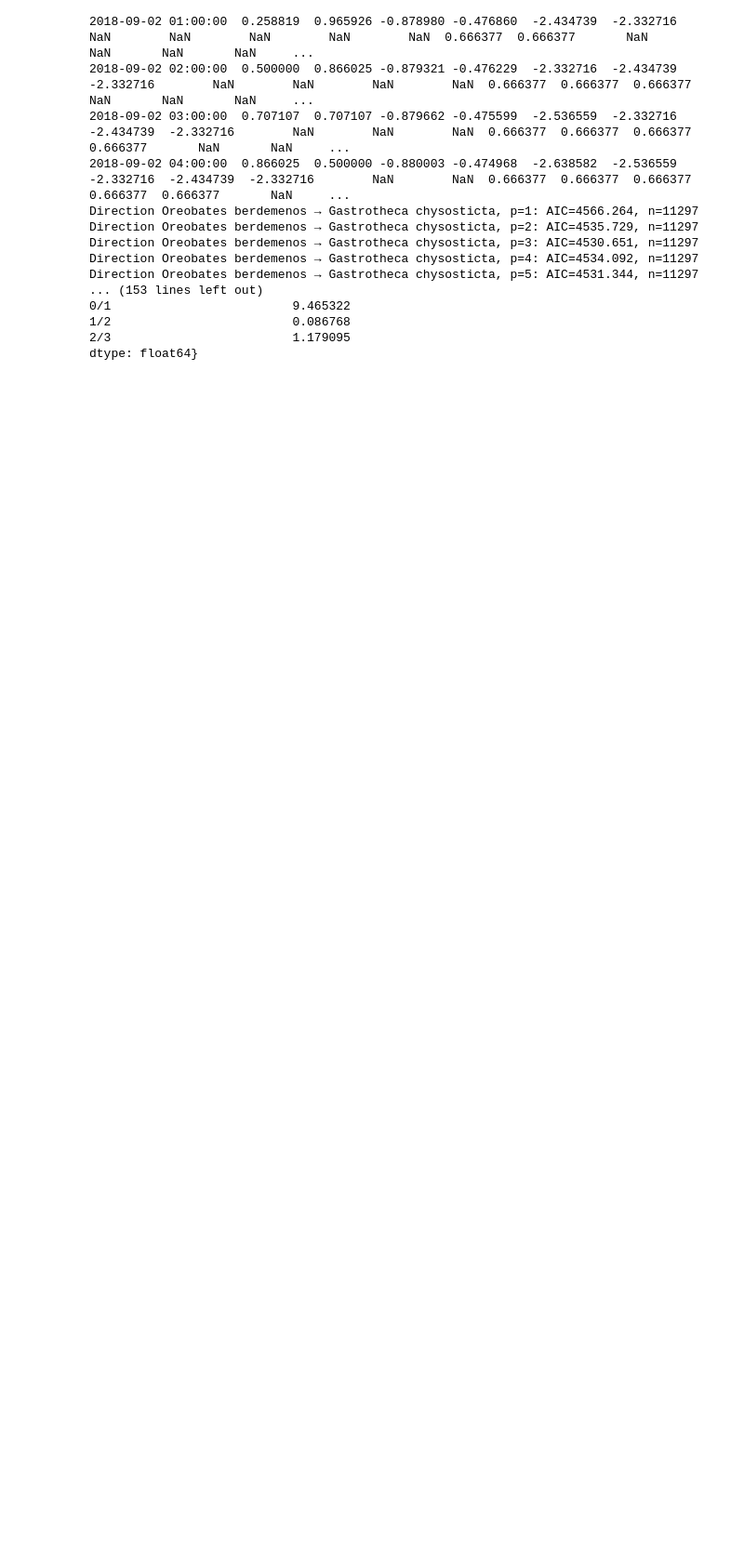
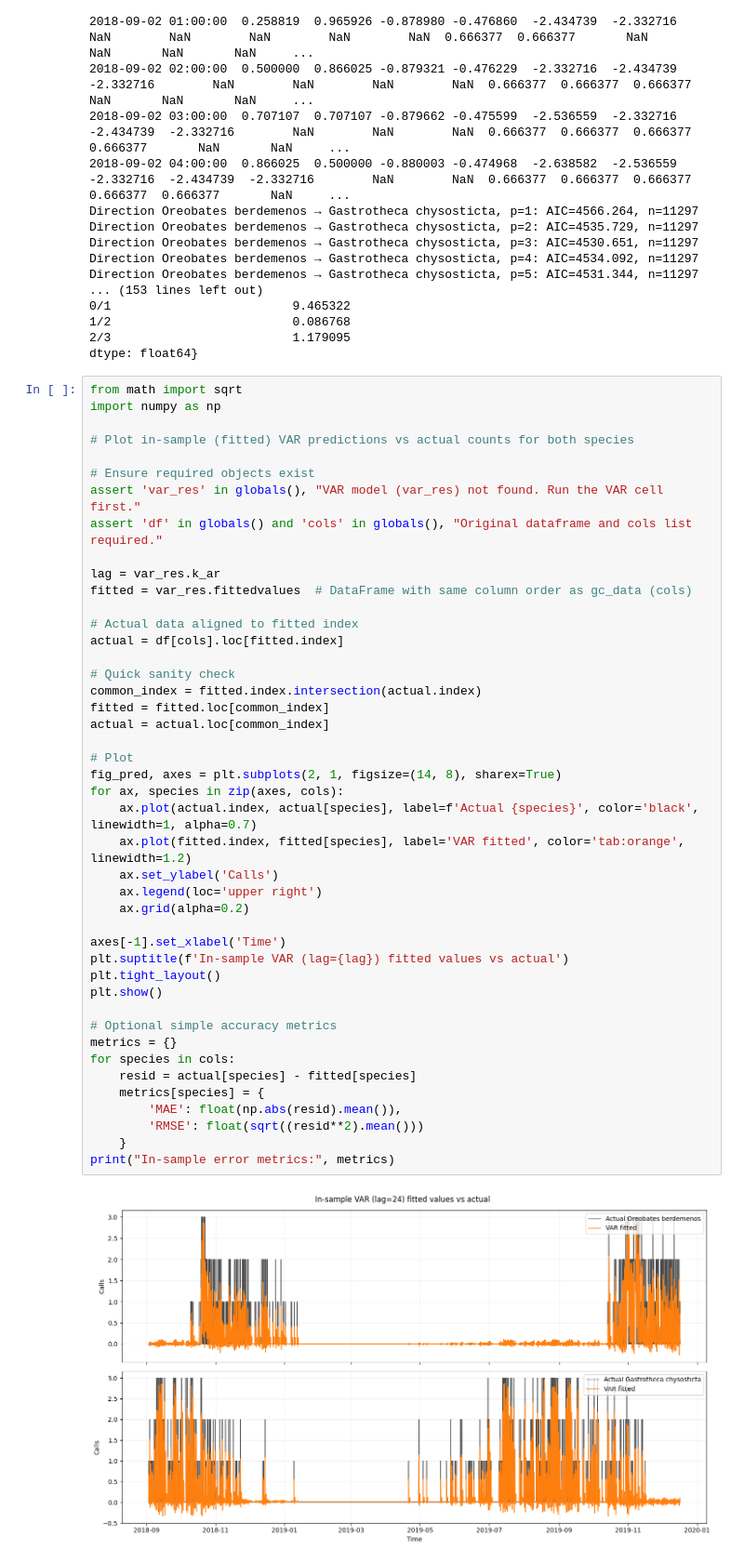
Before and after one commit to ash2d/yungas_aruna, a Jupyter notebook: Gastros_helechos/Granger.ipynb, the cells around one changed output. Shown at 93% size. Cells and saved outputs as stored; diff of their text form; blank space fills up the shorter version.

```diff
--- a/Gastros_helechos/Granger.ipynb
+++ b/Gastros_helechos/Granger.ipynb
@@ -479,3 +479,49 @@ Direction Oreobates berdemenos → Gastrotheca chysosticta, p=5: AIC=4531.344, n
 1/2                         0.086768
 2/3                         1.179095
 dtype: float64}
+# %%
+from math import sqrt
+import numpy as np
+
+# Plot in-sample (fitted) VAR predictions vs actual counts for both species
+
+# Ensure required objects exist
+assert 'var_res' in globals(), "VAR model (var_res) not found. Run the VAR cell first."
+assert 'df' in globals() and 'cols' in globals(), "Original dataframe and cols list required."
+
+lag = var_res.k_ar
+fitted = var_res.fittedvalues  # DataFrame with same column order as gc_data (cols)
+
+# Actual data aligned to fitted index
+actual = df[cols].loc[fitted.index]
+
+# Quick sanity check
+common_index = fitted.index.intersection(actual.index)
+fitted = fitted.loc[common_index]
+actual = actual.loc[common_index]
+
+# Plot
+fig_pred, axes = plt.subplots(2, 1, figsize=(14, 8), sharex=True)
+for ax, species in zip(axes, cols):
+    ax.plot(actual.index, actual[species], label=f'Actual {species}', color='black', linewidth=1, alpha=0.7)
+    ax.plot(fitted.index, fitted[species], label='VAR fitted', color='tab:orange', linewidth=1.2)
+    ax.set_ylabel('Calls')
+    ax.legend(loc='upper right')
+    ax.grid(alpha=0.2)
+
+axes[-1].set_xlabel('Time')
+plt.suptitle(f'In-sample VAR (lag={lag}) fitted values vs actual')
+plt.tight_layout()
+plt.show()
+
+# Optional simple accuracy metrics
+metrics = {}
+for species in cols:
+    resid = actual[species] - fitted[species]
+    metrics[species] = {
+        'MAE': float(np.abs(resid).mean()),
+        'RMSE': float(sqrt((resid**2).mean()))
+    }
+print("In-sample error metrics:", metrics)
+# %% [output]
+[figure, added]
```
Also changed, not shown: parts of 2 cells of this notebook.
